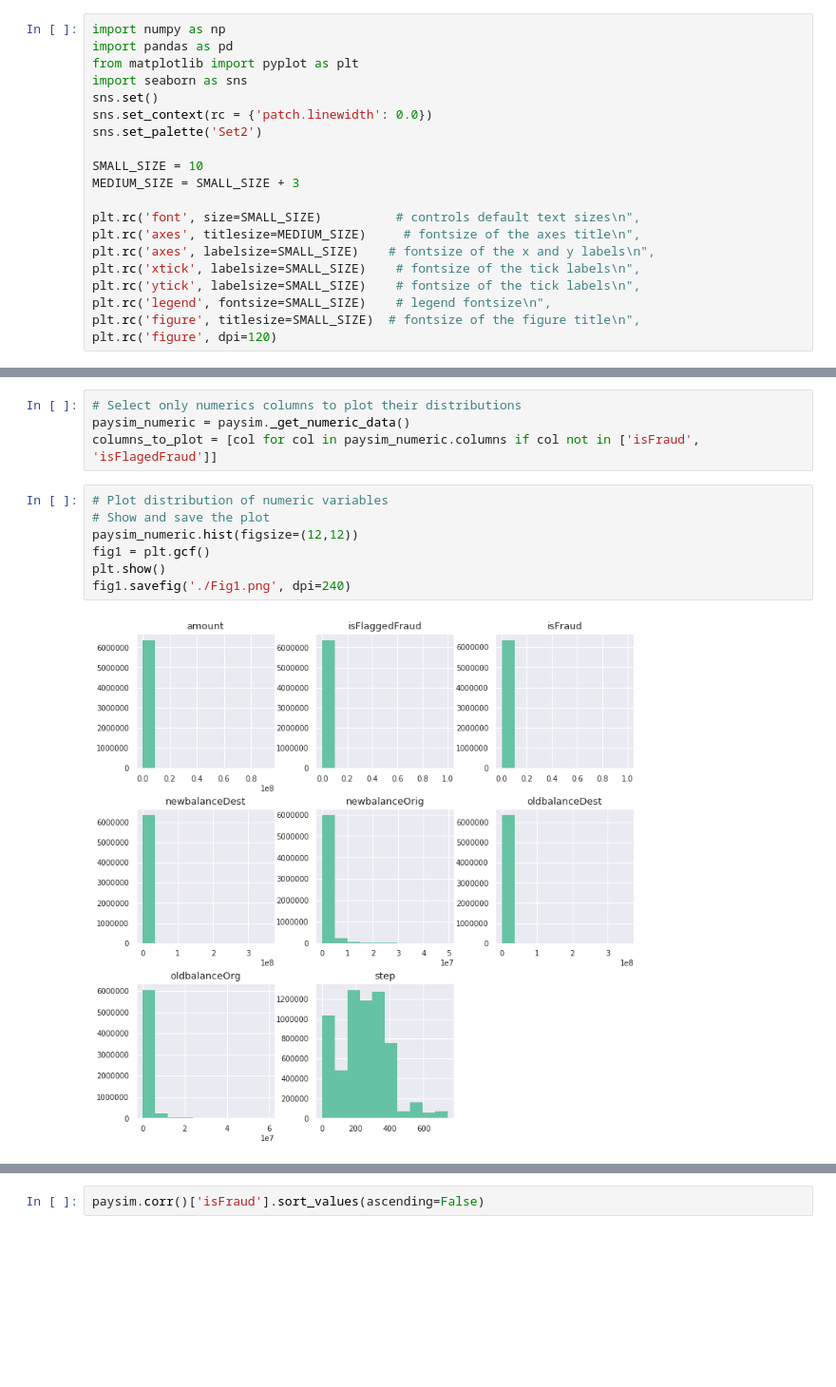
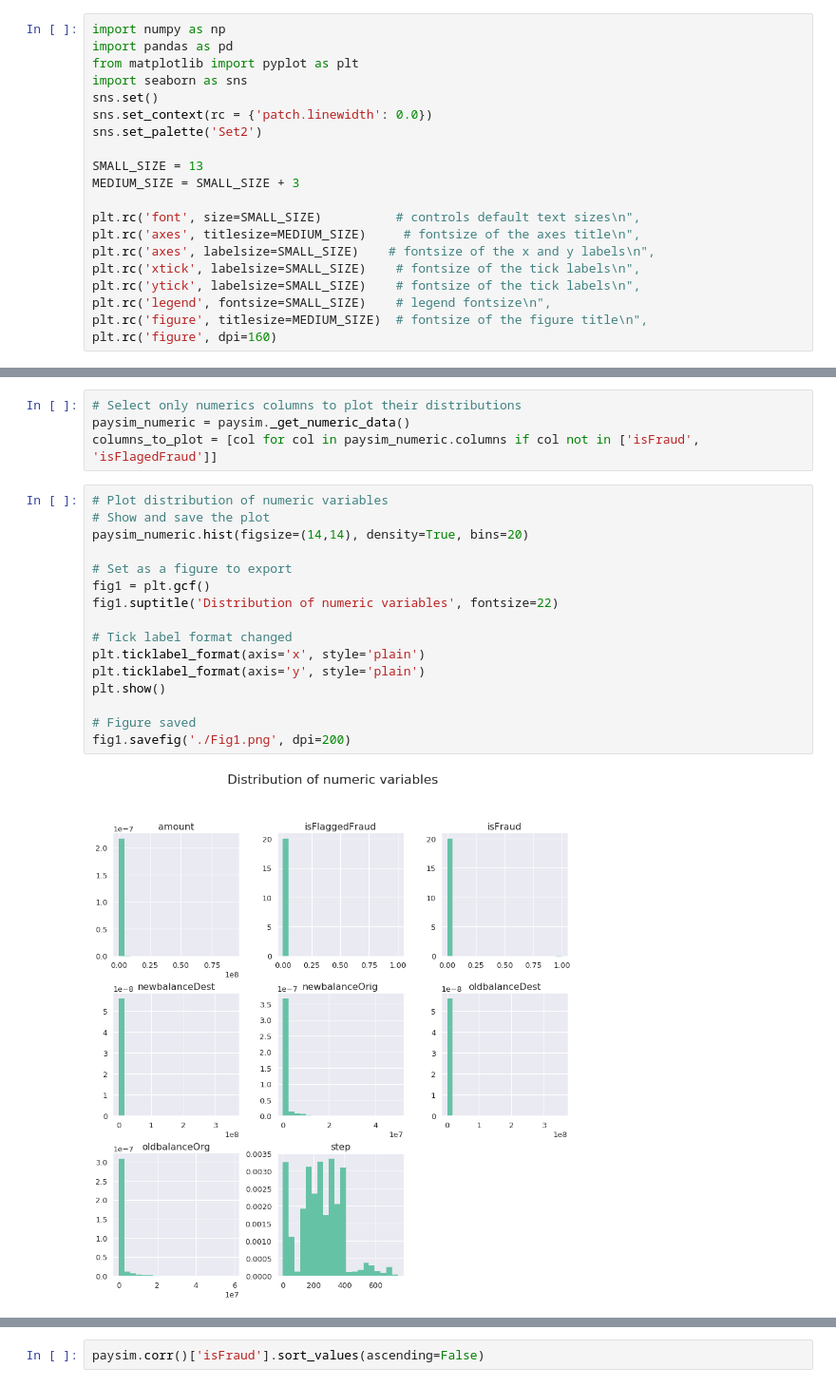
Before and after one commit to soyhyoj/CodeOp1-DA1-FraudDetectionPaysim, a Jupyter notebook: notebooks/EDA-merged.ipynb, the cells around one changed output, grey strips where cells are left out. Shown at 95% size. Saved outputs shown, nothing was run; the diff lists cells and outputs as text; blank space fills up the shorter version.

```diff
--- a/notebooks/EDA-merged.ipynb
+++ b/notebooks/EDA-merged.ipynb
@@ -15,7 +15,7 @@ sns.set()
 sns.set_context(rc = {'patch.linewidth': 0.0})
 sns.set_palette('Set2')
 
-SMALL_SIZE = 10
+SMALL_SIZE = 13
 MEDIUM_SIZE = SMALL_SIZE + 3
 
 plt.rc('font', size=SMALL_SIZE)          # controls default text sizes\n",
@@ -24,8 +24,8 @@ plt.rc('axes', labelsize=SMALL_SIZE)    # fontsize of the x and y labels\n",
 plt.rc('xtick', labelsize=SMALL_SIZE)    # fontsize of the tick labels\n",
 plt.rc('ytick', labelsize=SMALL_SIZE)    # fontsize of the tick labels\n",
 plt.rc('legend', fontsize=SMALL_SIZE)    # legend fontsize\n",
-plt.rc('figure', titlesize=SMALL_SIZE)  # fontsize of the figure title\n",
-plt.rc('figure', dpi=120)
+plt.rc('figure', titlesize=MEDIUM_SIZE)  # fontsize of the figure title\n",
+plt.rc('figure', dpi=160)
 # %%
 paysim = pd.read_csv('../data/paysimdata.csv')
 print(paysim.shape)
@@ -89,9 +89,18 @@ columns_to_plot = [col for col in paysim_numeric.columns if col not in ['isFraud
 # %%
 # Plot distribution of numeric variables
 # Show and save the plot
-paysim_numeric.hist(figsize=(12,12))
+paysim_numeric.hist(figsize=(14,14), density=True, bins=20)
+
+# Set as a figure to export
 fig1 = plt.gcf()
+fig1.suptitle('Distribution of numeric variables', fontsize=22)
+
+# Tick label format changed
+plt.ticklabel_format(axis='x', style='plain')
+plt.ticklabel_format(axis='y', style='plain')
 plt.show()
-fig1.savefig('./Fig1.png', dpi=240)
+
+# Figure saved
+fig1.savefig('./Fig1.png', dpi=200)
 # %% [output]
-[figure, old version]
+[figure, new version]
```
Also changed, not shown: parts of 15 cells of this notebook, 1 other file.
